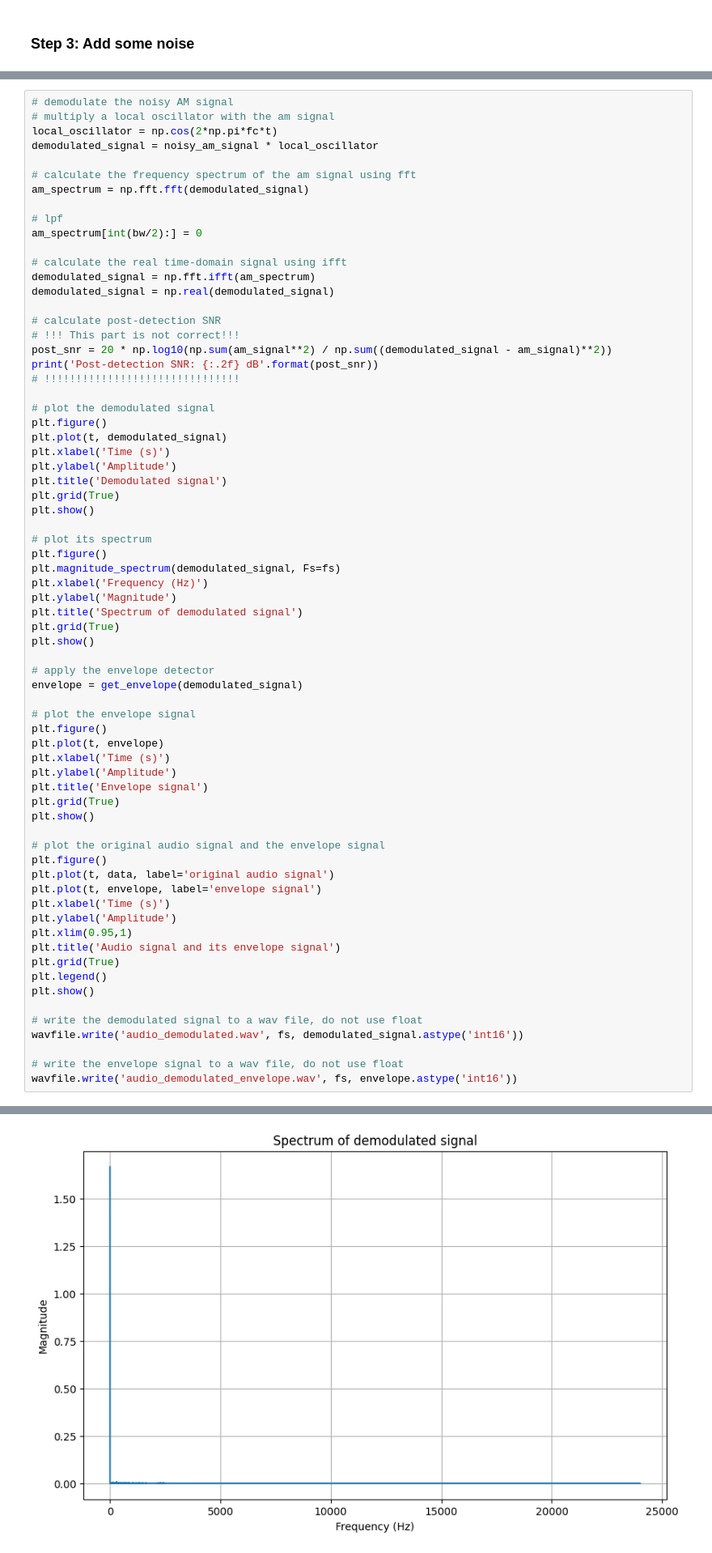
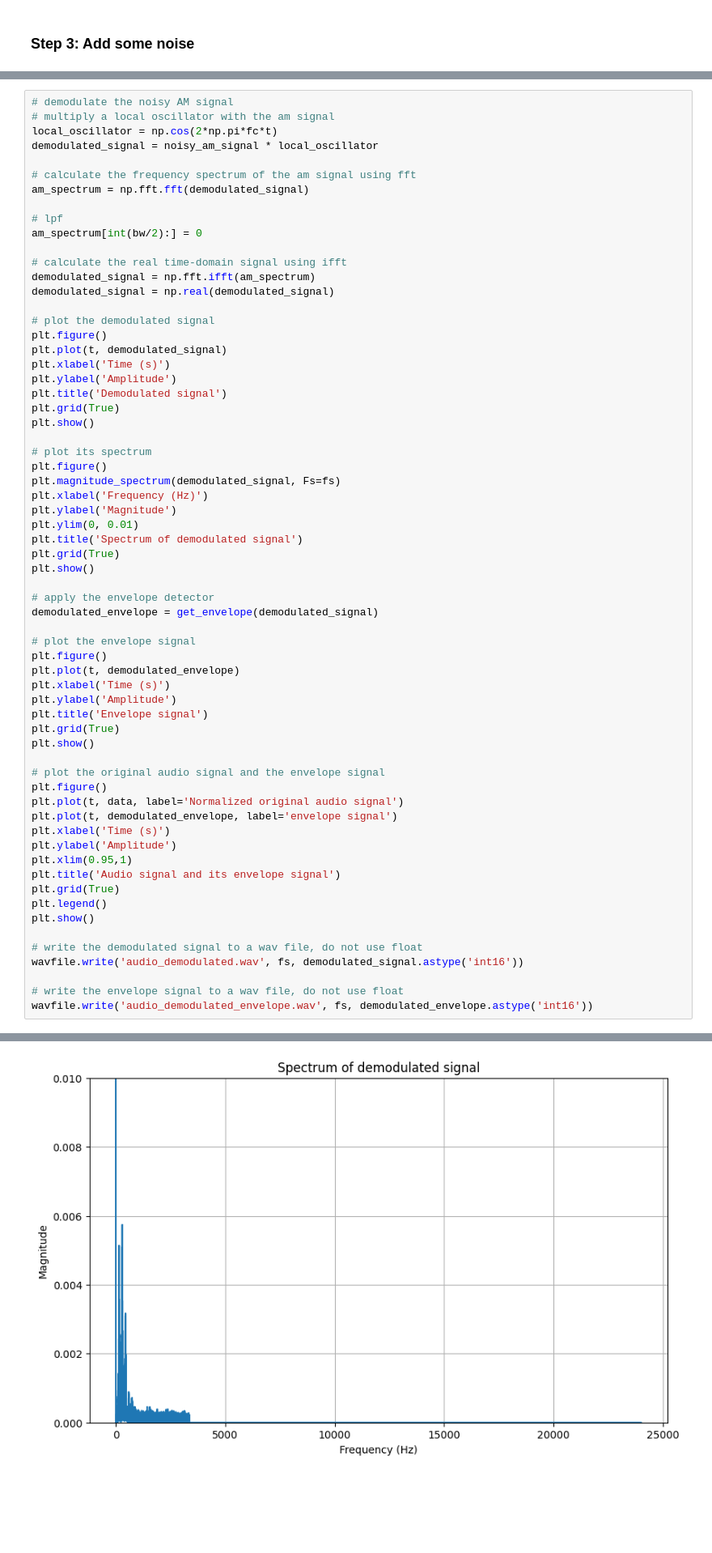
Before and after one commit to martinz2002/ece459-project-fa23-zjui, a Jupyter notebook: project_main/audio_processing.ipynb, the cells around one changed output, grey strips where cells are left out. Shown at 81% size. Cells and saved outputs as stored; diff of their text form; blank space fills up the shorter version.

```diff
--- a/project_main/audio_processing.ipynb
+++ b/project_main/audio_processing.ipynb
@@ -186,12 +188,6 @@ am_spectrum[int(bw/2):] = 0
 demodulated_signal = np.fft.ifft(am_spectrum)
 demodulated_signal = np.real(demodulated_signal)
 
-# calculate post-detection SNR
-# !!! This part is not correct!!!
-post_snr = 20 * np.log10(np.sum(am_signal**2) / np.sum((demodulated_signal - am_signal)**2))
-print('Post-detection SNR: {:.2f} dB'.format(post_snr))
-# !!!!!!!!!!!!!!!!!!!!!!!!!!!!!!!
-
 # plot the demodulated signal
 plt.figure()
 plt.plot(t, demodulated_signal)
@@ -206,16 +202,17 @@ plt.figure()
 plt.magnitude_spectrum(demodulated_signal, Fs=fs)
 plt.xlabel('Frequency (Hz)')
 plt.ylabel('Magnitude')
+plt.ylim(0, 0.01)
 plt.title('Spectrum of demodulated signal')
 plt.grid(True)
 plt.show()
 
 # apply the envelope detector
-envelope = get_envelope(demodulated_signal)
+demodulated_envelope = get_envelope(demodulated_signal)
 
 # plot the envelope signal
 plt.figure()
-plt.plot(t, envelope)
+plt.plot(t, demodulated_envelope)
 plt.xlabel('Time (s)')
 plt.ylabel('Amplitude')
 plt.title('Envelope signal')
@@ -224,8 +221,8 @@ plt.show()
 
 # plot the original audio signal and the envelope signal
 plt.figure()
-plt.plot(t, data, label='original audio signal')
-plt.plot(t, envelope, label='envelope signal')
+plt.plot(t, data, label='Normalized original audio signal')
+plt.plot(t, demodulated_envelope, label='envelope signal')
 plt.xlabel('Time (s)')
 plt.ylabel('Amplitude')
 plt.xlim(0.95,1)
@@ -238,6 +235,6 @@ plt.show()
 wavfile.write('audio_demodulated.wav', fs, demodulated_signal.astype('int16'))
 
 # write the envelope signal to a wav file, do not use float
-wavfile.write('audio_demodulated_envelope.wav', fs, envelope.astype('int16'))
+wavfile.write('audio_demodulated_envelope.wav', fs, demodulated_envelope.astype('int16'))
 # %% [output]
 Post-detection SNR: -3.52 dB
@@ -245 +242 @@ Post-detection SNR: -3.52 dB
-[figure, old version]
+[figure, new version]
```
Also changed, not shown: parts of 6 cells of this notebook, 2 other files.
